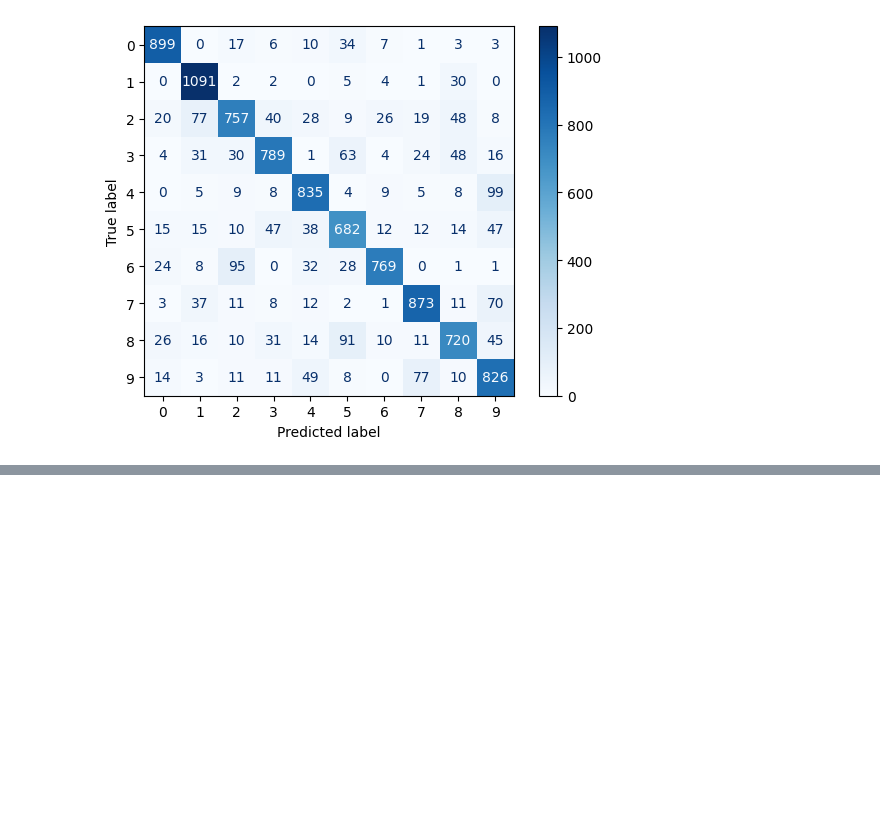
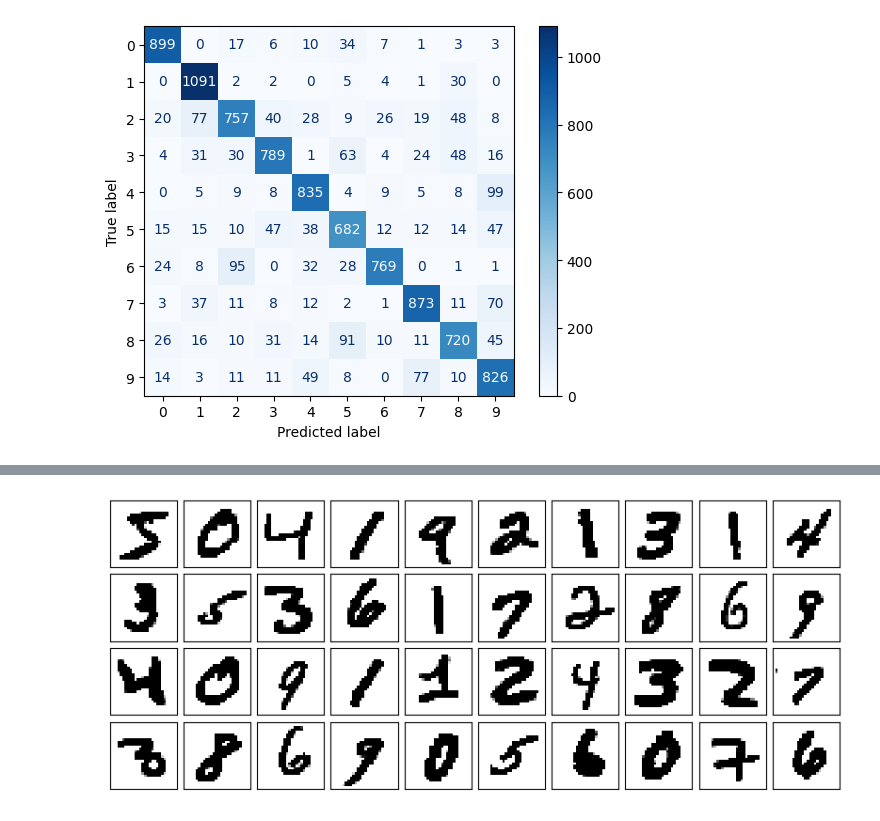
Before and after one commit to AAU-Dat/P5-Nonlinear-Dimensionality-Reduction, a Jupyter notebook: src/pca_lda_experiment.ipynb, the cells around one changed output, grey strips where cells are left out. Saved outputs shown, nothing was run; the diff lists cells and outputs as text; code cells hidden in the pictures; blank space fills up the shorter version.

```diff
--- a/src/pca_lda_experiment.ipynb
+++ b/src/pca_lda_experiment.ipynb
@@ -392,3 +392,96 @@ Accuracy: 82.41%
    macro avg       0.82      0.82      0.82     10000
 weighted avg       0.83      0.82      0.82     10000
 [figure]
+# %%
+import idx2numpy
+import numpy as np
+import matplotlib.pyplot as plt
+from numpy.typing import ArrayLike
+
+def remove_pixel_augmentation(data: ArrayLike, size) -> ArrayLike:
+    training_pictures = data[0][0]
+    test_pictures = data[1][0]
+    new_training_pictures = np.array(training_pictures, copy=True)
+    new_test_pictures = np.array(test_pictures, copy=True)
+    for picture in new_test_pictures:
+        picture = find_pixel_cluster(picture, size)
+
+    for picture in new_training_pictures:
+        picture = find_pixel_cluster(picture, size)
+
+    return create_new_tuple_from_augment(
+        data,
+        new_training_pictures=new_training_pictures,
+        new_test_pictures=new_test_pictures,
+    )
+
+#this function essentially takes newly poccessed data combines it with the old data and returns a new tuple.
+def create_new_tuple_from_augment(
+    data: ArrayLike, new_training_pictures: ArrayLike, new_test_pictures: ArrayLike
+):
+    training_data_tuple = (
+        np.concatenate((data[0][0], new_training_pictures), axis=0),
+        np.concatenate((data[0][1], data[0][1]), axis=None),
+    )
+    test_data_tuple = (
+        np.concatenate((data[1][0], new_test_pictures), axis=0),
+        np.concatenate((data[1][1], data[1][1]), axis=None),
+    )
+
+    return (training_data_tuple, test_data_tuple)
+
+#this function iterates throuh a picture to find a valid cluster to remove. a valid cluster is a cluster of pixels where none are white.
+def find_pixel_cluster(picture: ArrayLike, size):
+
+    # np.nonzero creates a tuple value so if we want the array we have to take the first element in the tuple.
+    # this we assign to black_indixes because thats what we want to work on.
+    black_indixes = np.nonzero(picture)
+    black_indixes = black_indixes[0]
+    np.random.shuffle(black_indixes)
+    for index in black_indixes:
+        valid = True
+        if index + (size - 1) * 28 <= 784:
+            cluster = create_pixel_cluster_28x28(index, size)
+            for pixel in cluster:
+                if picture[pixel] == 0:
+                    valid = False
+                    break
+
+            if valid:
+                remove_pixel_cluster(picture, cluster)
+                return picture
+
+    return picture
+
+#this function takes a pixel position and creates an array of all other relevant pixel for a cluster of the given size.
+def create_pixel_cluster_28x28(index, size):
+    array = []
+    for i in range(0, size):
+        for j in range(0, size):
+            array.append(index + ((i * 28) + (j)))
+
+    return array
+
+#takes a picture and removes pixel based on a array of indexes
+def remove_pixel_cluster(picture: ArrayLike, cluster):
+    for pixel in cluster:
+        picture[pixel] = 0
+
+X = idx2numpy.convert_from_file('mnist_data/train_file_image').reshape(60000, 784)
+
+def plot_digits(data):
+    fig, axes = plt.subplots(4, 10, figsize=(10, 4),
+                            subplot_kw={'xticks':[], 'yticks':[]},
+gridspec_kw=dict(hspace=0.1, wspace=0.1))
+    for i, ax in enumerate(axes.flat):
+        ax.imshow(data[i].reshape(28, 28),
+                cmap='binary', interpolation='nearest',
+                clim=(0, 16))
+plot_digits(X)
+
+from remove_pixels import remove_pixel_augmentation
+
+X_augmented = remove_pixel_augmentation.remove_pixels(X, 5)
+
+plot_digits(X_augmented)
+# %% [output]
@@ -394,0 +489 @@ weighted avg       0.83      0.82      0.82     10000
+[figure, added]
```
Also changed, not shown: parts of 1 cell of this notebook, 2 other files.
